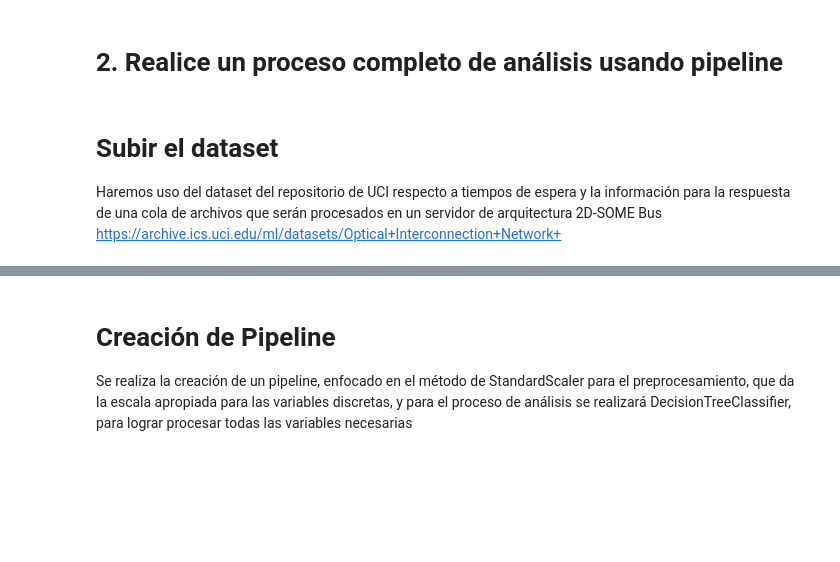
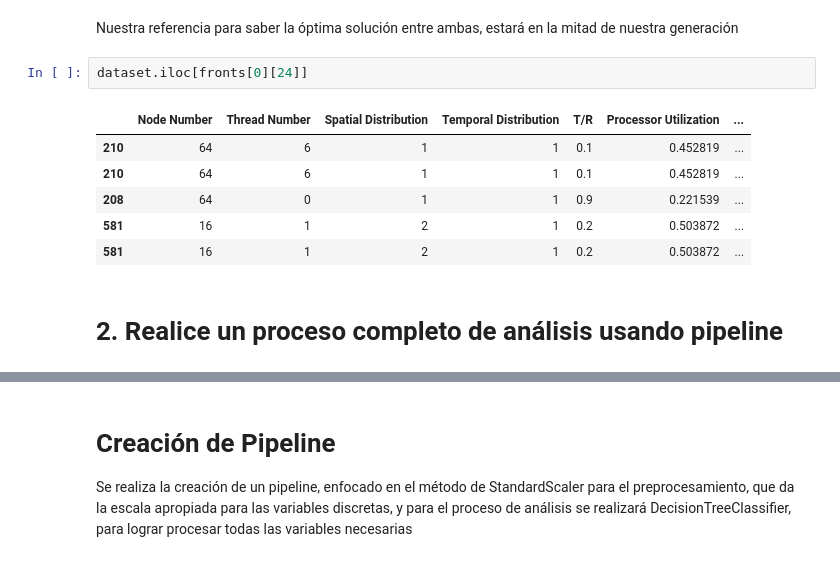
Before and after one commit to paulcardozo/Parcial2_IA, a Jupyter notebook: Parcial2.ipynb, the cells around one changed output, grey strips where cells are left out. Saved outputs shown, nothing was run; the diff lists cells and outputs as text; blank space fills up the shorter version.

```diff
--- a/Parcial2.ipynb
+++ b/Parcial2.ipynb
@@ -3,6 +188,13 @@
+# %% [markdown]
+Nuestra referencia para saber la óptima solución entre ambas, estará en la mitad de nuestra generación
+# %%
+dataset.iloc[fronts[0][24]]
+# %% [output]
+|  | Node Number | Thread Number | Spatial Distribution | Temporal Distribution | T/R | Processor Utilization | ... |
+| 210 | 64 | 6 | 1 | 1 | 0.1 | 0.452819 | ... |
+| 210 | 64 | 6 | 1 | 1 | 0.1 | 0.452819 | ... |
+| 208 | 64 | 0 | 1 | 1 | 0.9 | 0.221539 | ... |
+| 581 | 16 | 1 | 2 | 1 | 0.2 | 0.503872 | ... |
+| 581 | 16 | 1 | 2 | 1 | 0.2 | 0.503872 | ... |
 # %% [markdown]
 # 2. Realice un proceso completo de análisis usando pipeline
-# %% [markdown]
-# Subir el dataset
-Haremos uso del dataset del repositorio de UCI respecto a tiempos de espera y la información para la respuesta de una cola de archivos que serán procesados en un servidor de arquitectura 2D-SOME Bus
-https://archive.ics.uci.edu/ml/datasets/Optical+Interconnection+Network+
```
Also changed, not shown: parts of 20 cells of this notebook.
